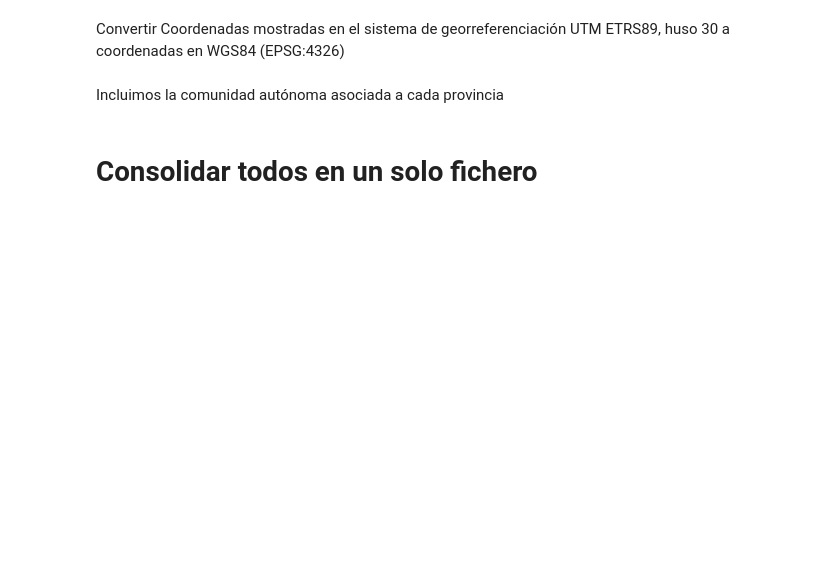
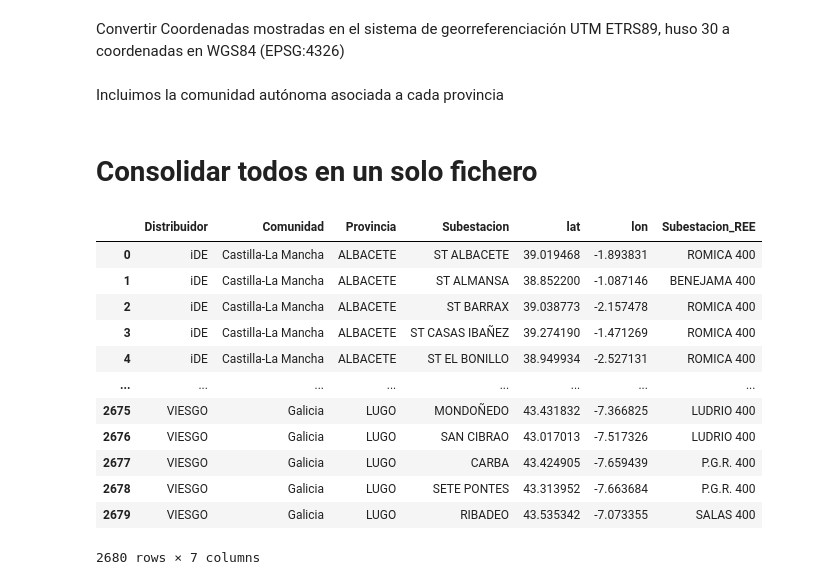
Before and after one commit to jacubero/SEE, a Jupyter notebook: Distribucion/distribucion.ipynb, the cells around one changed output. Saved outputs shown, nothing was run; the diff lists cells and outputs as text; code cells hidden in the pictures; blank space fills up the shorter version.

Commit message:
Distribucion

```diff
--- a/Distribucion/distribucion.ipynb
+++ b/Distribucion/distribucion.ipynb
@@ -458,3 +458,47 @@ VIESGO_df['Comunidad'] = VIESGO_df['Provincia'].apply(obtener_comunidad_autonoma
 VIESGO_df.to_excel('Excels/VIESGO.xlsx', index=False)
 # %% [markdown]
 # Consolidar todos en un solo fichero
+# %%
+# Diccionario con los dataframes y sus nombres
+dfs = {
+    "iDE": iDE_df,
+    "UFD": UFD_df,
+    "EDRD": EDRD_df,
+    "EREDES": EREDES_df,
+    "VIESGO": VIESGO_df
+}
+
+# Lista donde guardaremos todos los dataframes transformados
+normalized_dfs = []
+
+for name, df in dfs.items():
+    # Normalizamos las columnas según el patrón esperado
+    df_tmp = pd.DataFrame({
+        "Distribuidor": name,
+        "Comunidad": df["Comunidad"],
+        "Provincia": df["Provincia"],
+        "Subestacion": df[f"Subestacion_{name}"],  # Ejemplo: Subestacion_iDE
+        "lat": df["Latitud"],
+        "lon": df["Longitud"],
+        "Subestacion_REE": df["Subestacion_REE"]
+    })
+    normalized_dfs.append(df_tmp)
+
+# Concatenamos todos en un solo DataFrame
+subestaciones_distribucion_df = pd.concat(normalized_dfs, ignore_index=True)
+
+subestaciones_distribucion_df
+# %% [output]
+|  | Distribuidor | Comunidad | Provincia | Subestacion | lat | lon | Subestacion_REE |
+| 0 | iDE | Castilla-La Mancha | ALBACETE | ST ALBACETE | 39.019468 | -1.893831 | ROMICA 400 |
+| 1 | iDE | Castilla-La Mancha | ALBACETE | ST ALMANSA | 38.852200 | -1.087146 | BENEJAMA 400 |
+| 2 | iDE | Castilla-La Mancha | ALBACETE | ST BARRAX | 39.038773 | -2.157478 | ROMICA 400 |
+| 3 | iDE | Castilla-La Mancha | ALBACETE | ST CASAS IBAÑEZ | 39.274190 | -1.471269 | ROMICA 400 |
+| 4 | iDE | Castilla-La Mancha | ALBACETE | ST EL BONILLO | 38.949934 | -2.527131 | ROMICA 400 |
+| ... | ... | ... | ... | ... | ... | ... | ... |
+| 2675 | VIESGO | Galicia | LUGO | MONDOÑEDO | 43.431832 | -7.366825 | LUDRIO 400 |
+| 2676 | VIESGO | Galicia | LUGO | SAN CIBRAO | 43.017013 | -7.517326 | LUDRIO 400 |
+| 2677 | VIESGO | Galicia | LUGO | CARBA | 43.424905 | -7.659439 | P.G.R. 400 |
+| 2678 | VIESGO | Galicia | LUGO | SETE PONTES | 43.313952 | -7.663684 | P.G.R. 400 |
+| 2679 | VIESGO | Galicia | LUGO | RIBADEO | 43.535342 | -7.073355 | SALAS 400 |
+2680 rows × 7 columns
```
Also changed, not shown: parts of 3 cells of this notebook, 7 other files.
